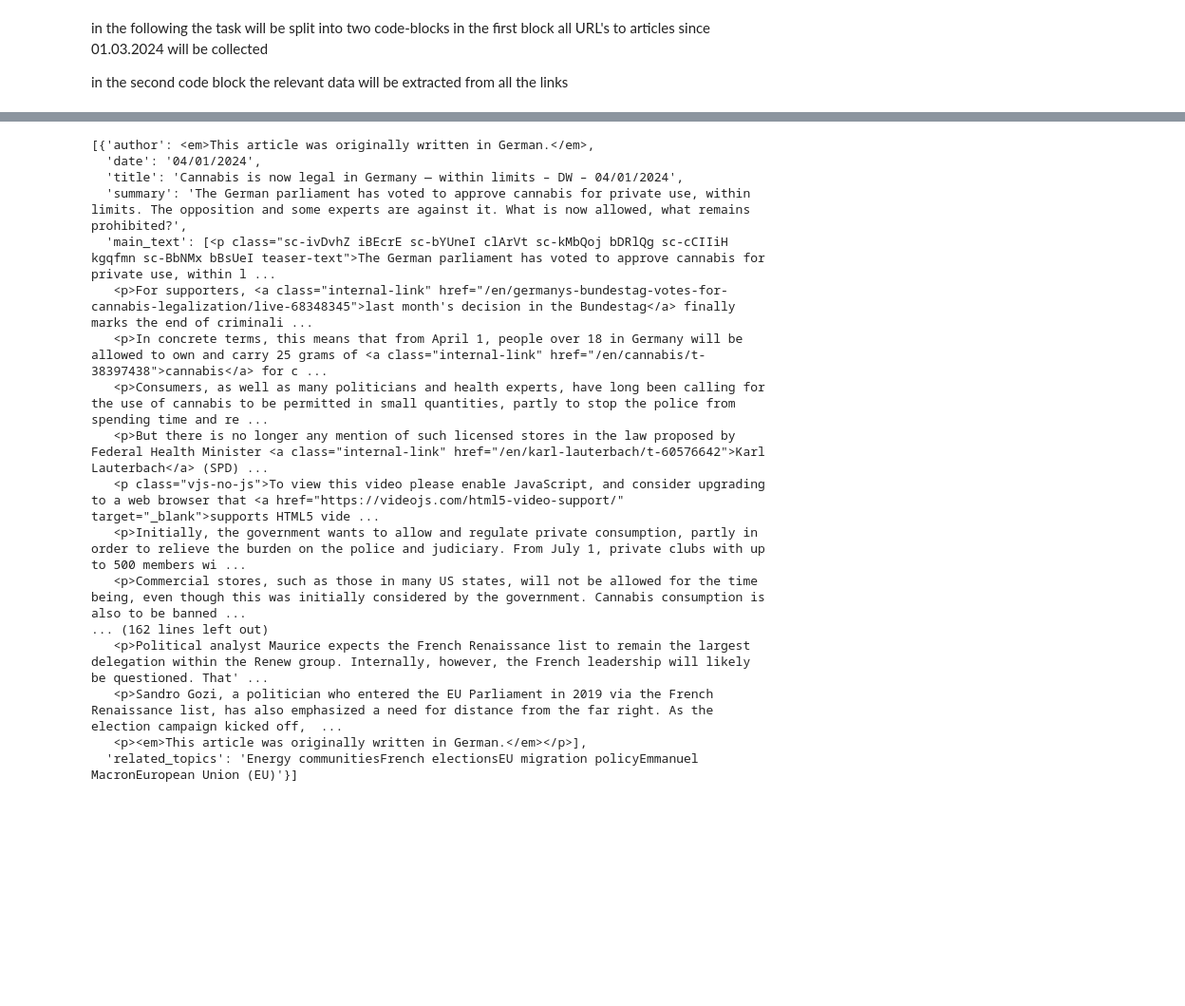
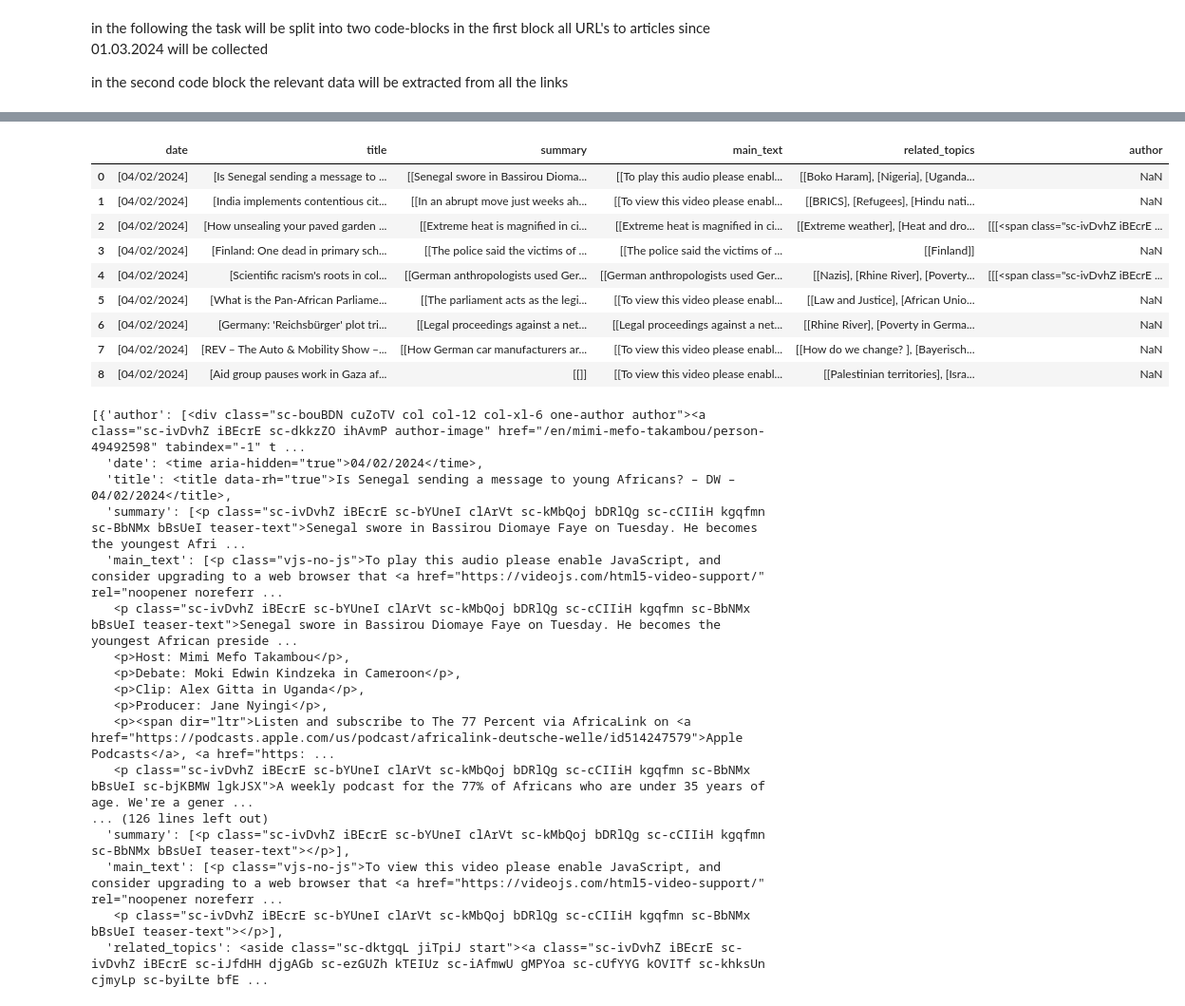
Before and after one commit to MartinDieCooleSocke420/sem2_social_media_analytics, a Jupyter notebook: weekly/01_problemset/experiment.ipynb, the cells around one changed output, grey strips where cells are left out. Shown: that part at 95% size. Saved outputs shown, nothing was run; the diff lists cells and outputs as text; code cells hidden in the pictures; blank space fills up the shorter version.

```diff
--- a/weekly/01_problemset/experiment.ipynb
+++ b/weekly/01_problemset/experiment.ipynb
@@ -93,7 +94,7 @@ in the first block all URL's to articles since 01.03.2024 will be collected
 in the second code block the relevant data will be extracted from all the links
 # %%
 articleLinks = []
-page = 30
+page = 10
 more_pages = True
 
 while more_pages == True:
@@ -105,7 +106,7 @@ while more_pages == True:
     soup = BeautifulSoup(html, "html.parser")
 
     news = soup.select("div.searchResult")
-    articleLinks.append([article.a["href"] for article in news])
+    articleLinks.extend([article.a["href"] for article in news])
 
 
     ## abbruchbedingung wenn das Datum des letzten Artikels vor dem 01.03.2024 liegt
@@ -113,9 +114,11 @@ while more_pages == True:
         more_pages = False
 
     if soup.select("a.addPage"):
-        page += 20
+        page += 10
     else:
         more_pages = False
+
+    latest_date = soup.find_all(name="span", attrs={"class" : "date"})[-1].getText()
 
     time.sleep(1)
 
@@ -144,20 +178,27 @@ i = 0
 result = []
 
 for article in articleLinks:
-    print(f"Now scraping page {i} with {len(articleLinks)} articles")
+    print(f"Now scraping article {i} from {len(articleLinks)} articles")
 
-    url = f"https://www.dw.com{article[i]}"
+
+
+    url = f"https://www.dw.com{article}"
+    print(url)
     html = requests.get(url).text
     soup = BeautifulSoup(html, "html.parser")
+
+
     data = {}
-    data["author"] = soup.em
-    data["date"] = soup.time.getText()
-    data["title"] = soup.title.getText()
-    data["summary"] = soup.p.getText()
+    if(soup.find_all("div", class_="author-details")):
+        data["author"] = soup.find_all("div", class_="author-details")
+    else:
+        data["author"] = soup.find_all("div", class_="author")
+    data["date"] = soup.time
+    data["title"] = soup.title
+    data["summary"] = soup.find_all(class_="teaser-text")
     data["main_text"] = soup.find_all("p")
-    data["related_topics"] = soup.aside.getText()
+    data["related_topics"] = soup.aside
 
     result.append(data)
-
     i += 1
 # %% [output]
@@ -174,20 +223,34 @@ AttributeError: 'NoneType' object has no attribute 'getText'
+# %%
+articlesAsDataFrame = pd.DataFrame(result)
+articlesAsDataFrame
+# %% [output]
+|  | date | title | summary | main_text | related_topics | author |
+| 0 | [04/02/2024] | [Is Senegal sending a message to ... | [[Senegal swore in Bassirou Dioma... | [[To play this audio please enabl... | [[Boko Haram], [Nigeria], [Uganda... | NaN |
+| 1 | [04/02/2024] | [India implements contentious cit... | [[In an abrupt move just weeks ah... | [[To view this video please enabl... | [[BRICS], [Refugees], [Hindu nati... | NaN |
+| 2 | [04/02/2024] | [How unsealing your paved garden ... | [[Extreme heat is magnified in ci... | [[Extreme heat is magnified in ci... | [[Extreme weather], [Heat and dro... | [[[<span class="sc-ivDvhZ iBEcrE ... |
+| 3 | [04/02/2024] | [Finland: One dead in primary sch... | [[The police said the victims of ... | [[The police said the victims of ... | [[Finland]] | NaN |
+| 4 | [04/02/2024] | [Scientific racism's roots in col... | [[German anthropologists used Ger... | [[German anthropologists used Ger... | [[Nazis], [Rhine River], [Poverty... | [[[<span class="sc-ivDvhZ iBEcrE ... |
+| 5 | [04/02/2024] | [What is the Pan-African Parliame... | [[The parliament acts as the legi... | [[To view this video please enabl... | [[Law and Justice], [African Unio... | NaN |
+| 6 | [04/02/2024] | [Germany: 'Reichsbürger' plot tri... | [[Legal proceedings against a net... | [[Legal proceedings against a net... | [[Rhine River], [Poverty in Germa... | NaN |
+| 7 | [04/02/2024] | [REV – The Auto & Mobility Show –... | [[How German car manufacturers ar... | [[To view this video please enabl... | [[How do we change? ], [Bayerisch... | NaN |
+| 8 | [04/02/2024] | [Aid group pauses work in Gaza af... | [[]] | [[To view this video please enabl... | [[Palestinian territories], [Isra... | NaN |
 # %%
 result
 # %% [output]
-[{'author': <em>This article was originally written in German.</em>,
-  'date': '04/01/2024',
-  'title': 'Cannabis is now legal in Germany — within limits – DW – 04/01/2024',
-  'summary': 'The German parliament has voted to approve cannabis for private use, within limits. The opposition and some experts are against it. What is now allowed, what remains prohibited?',
-  'main_text': [<p class="sc-ivDvhZ iBEcrE sc-bYUneI clArVt sc-kMbQoj bDRlQg sc-cCIIiH kgqfmn sc-BbNMx bBsUeI teaser-text">The German parliament has voted to approve cannabis for private use, within l ...
-   <p>For supporters, <a class="internal-link" href="/en/germanys-bundestag-votes-for-cannabis-legalization/live-68348345">last month's decision in the Bundestag</a> finally marks the end of criminali ...
-   <p>In concrete terms, this means that from April 1, people over 18 in Germany will be allowed to own and carry 25 grams of <a class="internal-link" href="/en/cannabis/t-38397438">cannabis</a> for c ...
-   <p>Consumers, as well as many politicians and health experts, have long been calling for the use of cannabis to be permitted in small quantities, partly to stop the police from spending time and re ...
-   <p>But there is no longer any mention of such licensed stores in the law proposed by Federal Health Minister <a class="internal-link" href="/en/karl-lauterbach/t-60576642">Karl Lauterbach</a> (SPD) ...
-   <p class="vjs-no-js">To view this video please enable JavaScript, and consider upgrading to a web browser that <a href="https://videojs.com/html5-video-support/" target="_blank">supports HTML5 vide ...
-   <p>Initially, the government wants to allow and regulate private consumption, partly in order to relieve the burden on the police and judiciary. From July 1, private clubs with up to 500 members wi ...
-   <p>Commercial stores, such as those in many US states, will not be allowed for the time being, even though this was initially considered by the government. Cannabis consumption is also to be banned ...
-... (162 lines left out)
-   <p>Political analyst Maurice expects the French Renaissance list to remain the largest delegation within the Renew group. Internally, however, the French leadership will likely be questioned. That' ...
-   <p>Sandro Gozi, a politician who entered the EU Parliament in 2019 via the French Renaissance list, has also emphasized a need for distance from the far right. As the election campaign kicked off,  ...
-   <p><em>This article was originally written in German.</em></p>],
-  'related_topics': 'Energy communitiesFrench electionsEU migration policyEmmanuel MacronEuropean Union (EU)'}]
+[{'author': [<div class="sc-bouBDN cuZoTV col col-12 col-xl-6 one-author author"><a class="sc-ivDvhZ iBEcrE sc-dkkzZO ihAvmP author-image" href="/en/mimi-mefo-takambou/person-49492598" tabindex="-1" t ...
+  'date': <time aria-hidden="true">04/02/2024</time>,
+  'title': <title data-rh="true">Is Senegal sending a message to young Africans? – DW – 04/02/2024</title>,
+  'summary': [<p class="sc-ivDvhZ iBEcrE sc-bYUneI clArVt sc-kMbQoj bDRlQg sc-cCIIiH kgqfmn sc-BbNMx bBsUeI teaser-text">Senegal swore in Bassirou Diomaye Faye on Tuesday. He becomes the youngest Afri ...
+  'main_text': [<p class="vjs-no-js">To play this audio please enable JavaScript, and consider upgrading to a web browser that <a href="https://videojs.com/html5-video-support/" rel="noopener noreferr ...
+   <p class="sc-ivDvhZ iBEcrE sc-bYUneI clArVt sc-kMbQoj bDRlQg sc-cCIIiH kgqfmn sc-BbNMx bBsUeI teaser-text">Senegal swore in Bassirou Diomaye Faye on Tuesday. He becomes the youngest African preside ...
+   <p>Host: Mimi Mefo Takambou</p>,
+   <p>Debate: Moki Edwin Kindzeka in Cameroon</p>,
+   <p>Clip: Alex Gitta in Uganda</p>,
+   <p>Producer: Jane Nyingi</p>,
+   <p><span dir="ltr">Listen and subscribe to The 77 Percent via AfricaLink on <a href="https://podcasts.apple.com/us/podcast/africalink-deutsche-welle/id514247579">Apple Podcasts</a>, <a href="https: ...
+   <p class="sc-ivDvhZ iBEcrE sc-bYUneI clArVt sc-kMbQoj bDRlQg sc-cCIIiH kgqfmn sc-BbNMx bBsUeI sc-bjKBMW lgkJSX">A weekly podcast for the 77% of Africans who are under 35 years of age. We're a gener ...
+... (126 lines left out)
+  'summary': [<p class="sc-ivDvhZ iBEcrE sc-bYUneI clArVt sc-kMbQoj bDRlQg sc-cCIIiH kgqfmn sc-BbNMx bBsUeI teaser-text"></p>],
+  'main_text': [<p class="vjs-no-js">To view this video please enable JavaScript, and consider upgrading to a web browser that <a href="https://videojs.com/html5-video-support/" rel="noopener noreferr ...
+   <p class="sc-ivDvhZ iBEcrE sc-bYUneI clArVt sc-kMbQoj bDRlQg sc-cCIIiH kgqfmn sc-BbNMx bBsUeI teaser-text"></p>],
+  'related_topics': <aside class="sc-dktgqL jiTpiJ start"><a class="sc-ivDvhZ iBEcrE sc-ivDvhZ iBEcrE sc-iJfdHH djgAGb sc-ezGUZh kTEIUz sc-iAfmwU gMPYoa sc-cUfYYG kOVITf sc-khksUn cjmyLp sc-byiLte bfE ...
```
Also changed, not shown: parts of 10 cells of this notebook.
